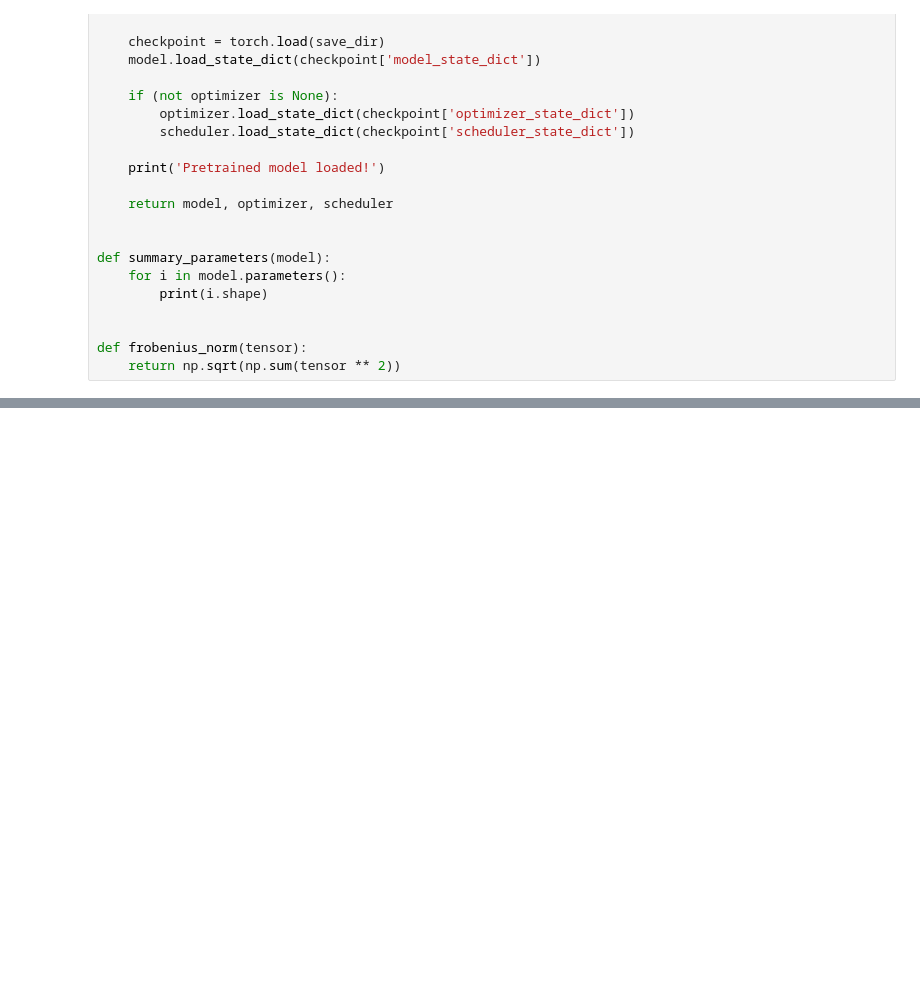
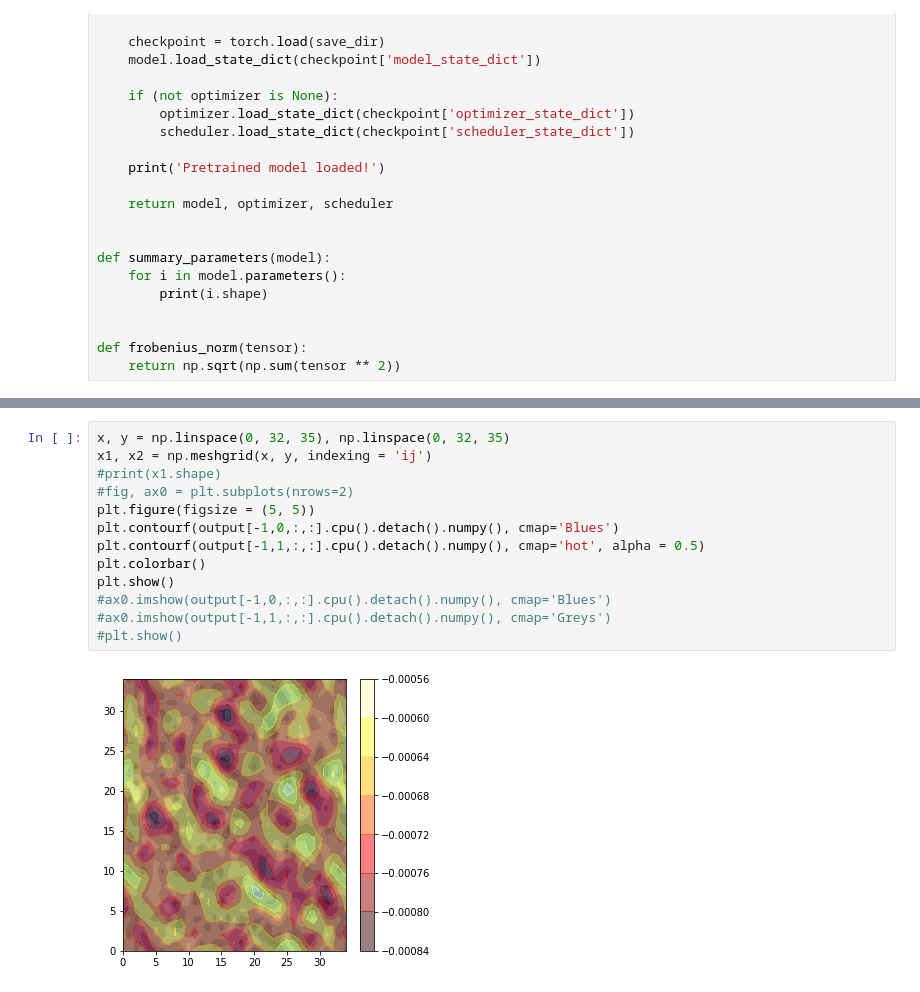
Before and after one commit to Bleeding-Edge1/Calculator, a Jupyter notebook: CRNet.ipynb, the cells around one changed output, grey strips where cells are left out. Drawn from its saved outputs; the diff is of its cells as text; blank space fills up the shorter version.

```diff
--- a/CRNet.ipynb
+++ b/CRNet.ipynb
@@ -767,0 +793,15 @@ ani.save('animation.gif', writer=writergif)
+# %%
+x, y = np.linspace(0, 32, 35), np.linspace(0, 32, 35)
+x1, x2 = np.meshgrid(x, y, indexing = 'ij')
+#print(x1.shape)
+#fig, ax0 = plt.subplots(nrows=2)
+plt.figure(figsize = (5, 5))
+plt.contourf(output[-1,0,:,:].cpu().detach().numpy(), cmap='Blues')
+plt.contourf(output[-1,1,:,:].cpu().detach().numpy(), cmap='hot', alpha = 0.5)
+plt.colorbar()
+plt.show()
+#ax0.imshow(output[-1,0,:,:].cpu().detach().numpy(), cmap='Blues')
+#ax0.imshow(output[-1,1,:,:].cpu().detach().numpy(), cmap='Greys')
+#plt.show()
+# %% [output]
+[figure, added]
```
Also changed, not shown: parts of 7 cells of this notebook.
